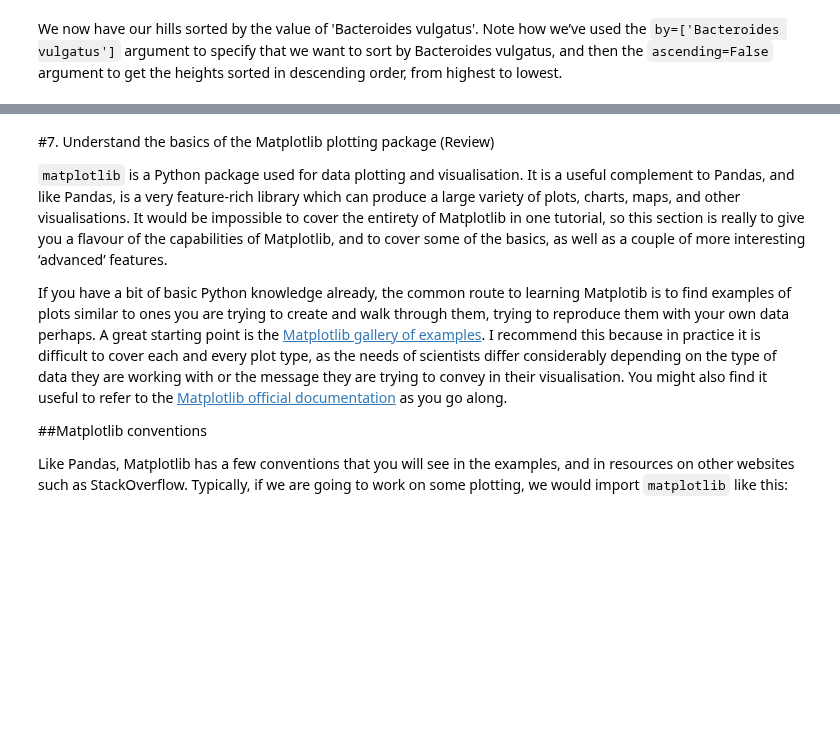
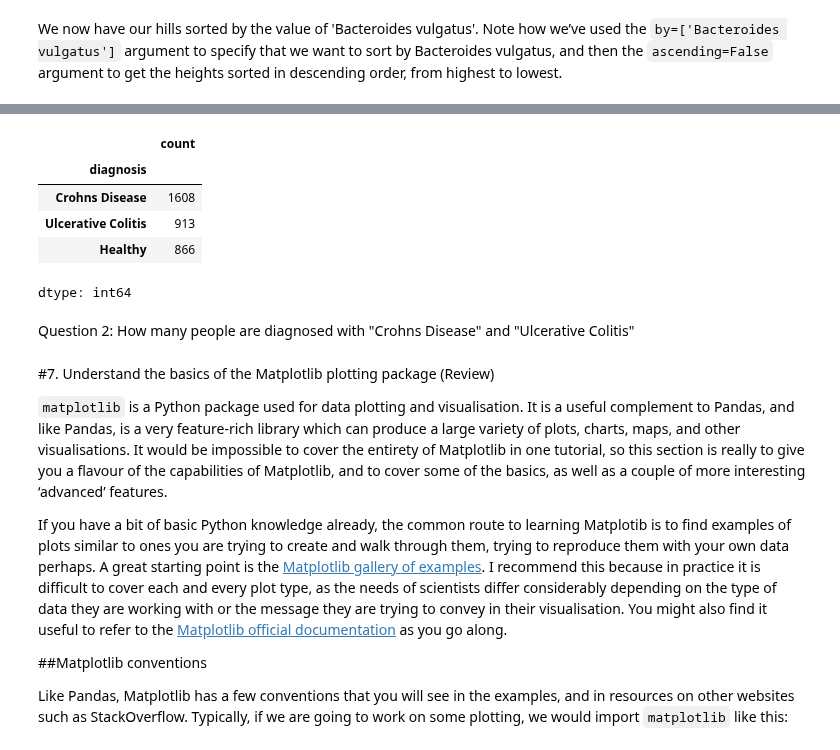
Before and after one commit to hector-ahg/predictive-microbiology-course, a Jupyter notebook: notebooks/02_python_data_analysis_with_pandas_and_matplotlib.ipynb, the cells around one changed output, grey strips where cells are left out. Drawn from its saved outputs; the diff is of its cells as text; code cells hidden in the pictures; blank space fills up the shorter version.

```diff
--- a/notebooks/02_python_data_analysis_with_pandas_and_matplotlib.ipynb
+++ b/notebooks/02_python_data_analysis_with_pandas_and_matplotlib.ipynb
@@ -331,0 +416,12 @@ df.head()
+# %%
+# Option 2: clone Github Repo in Colab and fetch datafile from there (recommended when you need to follow the folder structure)
+
+# Clone GitHub repo to Colab
+REPO_URL = "https://github.com/hector-ahg/predictive-microbiology-course.git"
+
+!git clone $REPO_URL # You should see a "predictive-microbiology-course" folder in your colab Files (folder icon on the left bar)
+%cd predictive-microbiology-course
+!ls
+
+file_path= "./dataset/other_hmp2_dataset_kaggel/hmp2_ibd_metagenomics_atlas_20260219_121629.csv"
+df = pd.read_csv(file_path)
@@ -355,0 +486,11 @@ We now have our hills sorted by the value of 'Bacteroides vulgatus'. Note how we
+# %%
+df['diagnosis'].value_counts()
+# %% [output]
+|  | count |
+| diagnosis |  |
+| Crohns Disease | 1608 |
+| Ulcerative Colitis | 913 |
+| Healthy | 866 |
+dtype: int64
+# %% [markdown]
+Question 2: How many people are diagnosed with "Crohns Disease" and "Ulcerative Colitis"
```
Also changed, not shown: parts of 30 cells of this notebook.
